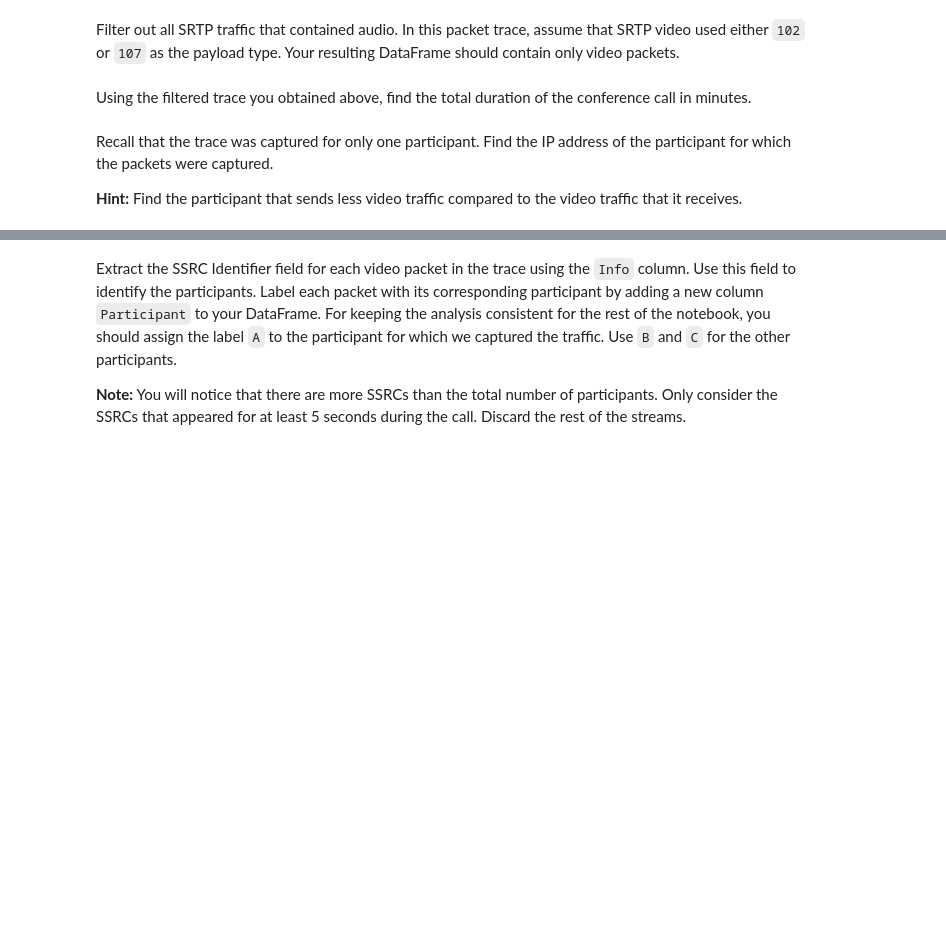
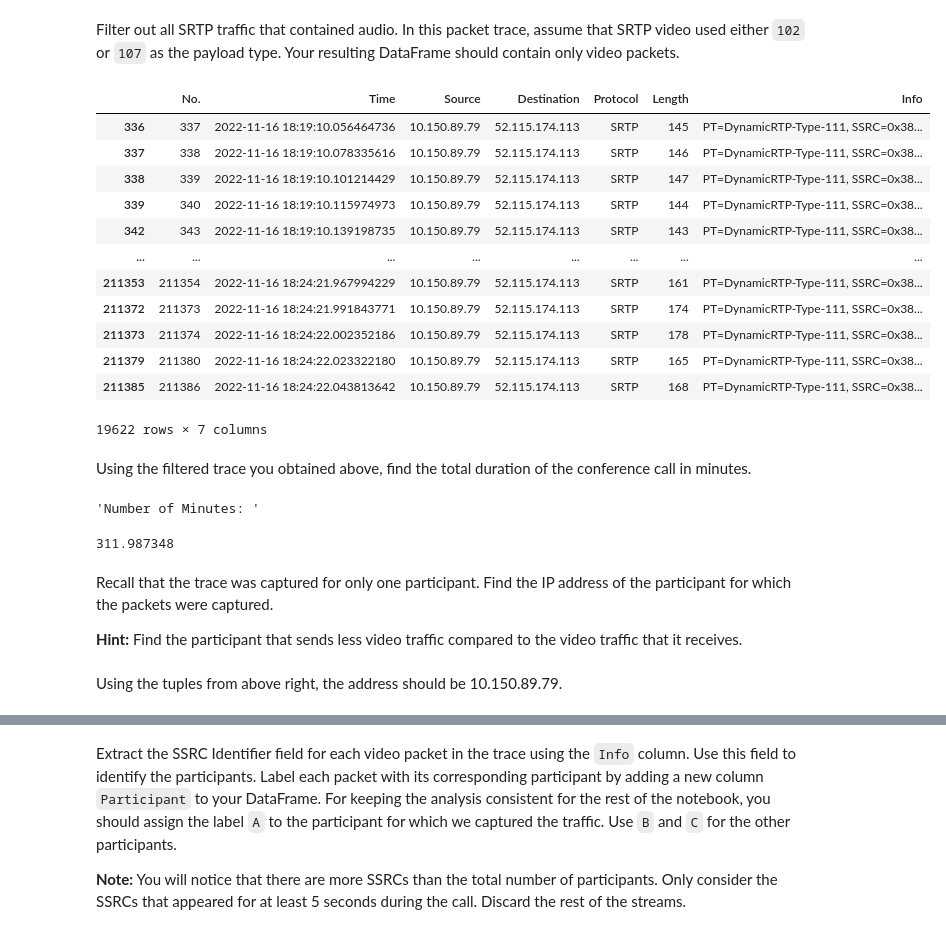
Before and after one commit to Ashy46/ml-for-systems-hws, a Jupyter notebook: assignment-2/video-conference-qoe.ipynb, the cells around one changed output, grey strips where cells are left out. Cells and saved outputs as stored; diff of their text form; code cells hidden in the pictures; blank space fills up the shorter version.

Commit message:
Refactor video conference QoE analysis notebook: - Updated execution counts for code cells. - Enhanced DataFrame output to include 'Protocol' column. - Added conversion of 'Time' column to datetime format. - Filtered SRTP rows to exclude specific payload types and displayed relevant data. - Calculated and displayed the total number of minutes for SRTP video rows. - Improved markdown explanations for clarity.

```diff
--- a/assignment-2/video-conference-qoe.ipynb
+++ b/assignment-2/video-conference-qoe.ipynb
@@ -54,6 +54,7 @@ assert os.path.exists('data/video-conference-qoe/teams.csv'), "teams.csv not fou
 **Question:** After examining the trace, identify whether the call was conducted in peer-to-peer mode or the SFU mode. Write a brief justification for your answer.
 # %%
 teams_df = pd.read_csv('data/video-conference-qoe/teams.csv')
+teams_df['Time'] = pd.to_datetime(teams_df['Time'])
 display(teams_df.head())
 
 # We need to graph teh nuber of unique like source adn destiantion, by tuple like (source, destination)
@@ -104,12 +105,41 @@ Name: count, dtype: int64
 I believe that this traffic was done using Peer to peer mode. You can tell because if it was SFU, the traffic would cluster around 4 different (src, dst) pairs. You would have to P1(Particpant 1) send to server(S) and P2(Participant 2) send to back. You would get then P1 -> S, S -> P2, P2 -> S, S -> P1. Instead, you get P1 -> P2 and P2 -> P1 since there are only two tuples that are used very often and the rest having a trivial frequency.
 # %% [markdown]
 Filter out all SRTP traffic that contained audio. In this packet trace, assume that SRTP video used either `102` or `107` as the payload type. Your resulting DataFrame should contain only video packets.
+# %%
+srtp_rows = teams_df[teams_df['Protocol'] == "SRTP"]
+payload_type = srtp_rows['Info'].str.split(',').str[0]
+srtp_video_rows = srtp_rows[
+	~payload_type.str.contains(r'DynamicRTP-Type-(102|107)', na=False)
+]
+
+srtp_video_rows
+# %% [output]
+|  | No. | Time | Source | Destination | Protocol | Length | Info |
+| 336 | 337 | 2022-11-16 18:19:10.056464736 | 10.150.89.79 | 52.115.174.113 | SRTP | 145 | PT=DynamicRTP-Type-111, SSRC=0x38... |
+| 337 | 338 | 2022-11-16 18:19:10.078335616 | 10.150.89.79 | 52.115.174.113 | SRTP | 146 | PT=DynamicRTP-Type-111, SSRC=0x38... |
+| 338 | 339 | 2022-11-16 18:19:10.101214429 | 10.150.89.79 | 52.115.174.113 | SRTP | 147 | PT=DynamicRTP-Type-111, SSRC=0x38... |
+| 339 | 340 | 2022-11-16 18:19:10.115974973 | 10.150.89.79 | 52.115.174.113 | SRTP | 144 | PT=DynamicRTP-Type-111, SSRC=0x38... |
+| 342 | 343 | 2022-11-16 18:19:10.139198735 | 10.150.89.79 | 52.115.174.113 | SRTP | 143 | PT=DynamicRTP-Type-111, SSRC=0x38... |
+| ... | ... | ... | ... | ... | ... | ... | ... |
+| 211353 | 211354 | 2022-11-16 18:24:21.967994229 | 10.150.89.79 | 52.115.174.113 | SRTP | 161 | PT=DynamicRTP-Type-111, SSRC=0x38... |
+| 211372 | 211373 | 2022-11-16 18:24:21.991843771 | 10.150.89.79 | 52.115.174.113 | SRTP | 174 | PT=DynamicRTP-Type-111, SSRC=0x38... |
+| 211373 | 211374 | 2022-11-16 18:24:22.002352186 | 10.150.89.79 | 52.115.174.113 | SRTP | 178 | PT=DynamicRTP-Type-111, SSRC=0x38... |
+| 211379 | 211380 | 2022-11-16 18:24:22.023322180 | 10.150.89.79 | 52.115.174.113 | SRTP | 165 | PT=DynamicRTP-Type-111, SSRC=0x38... |
+| 211385 | 211386 | 2022-11-16 18:24:22.043813642 | 10.150.89.79 | 52.115.174.113 | SRTP | 168 | PT=DynamicRTP-Type-111, SSRC=0x38... |
+19622 rows × 7 columns
 # %% [markdown]
 Using the filtered trace you obtained above, find the total duration of the conference call in minutes.
+# %%
+display("Number of Minutes: ", (srtp_video_rows['Time'].max() - srtp_video_rows['Time'].min()).total_seconds())
+# %% [output]
+'Number of Minutes: '
+311.987348
 # %% [markdown]
 Recall that the trace was captured for only one participant. Find the IP address of the participant for which the packets were captured.
 
 **Hint:** Find the participant that sends less video traffic compared to the video traffic that it receives.
+# %% [markdown]
+Using the tuples from above right, the address should be 10.150.89.79.
 # %% [markdown]
 Take a look at the RTP header format below. The field `SSRC Identifier` allows us to separate each participant's video packets from each other. SSRC stands for Synchronization Source. It is a 32-bit value that uniquely identifies the source of RTP packets without making use of IP addresses.
 
```
